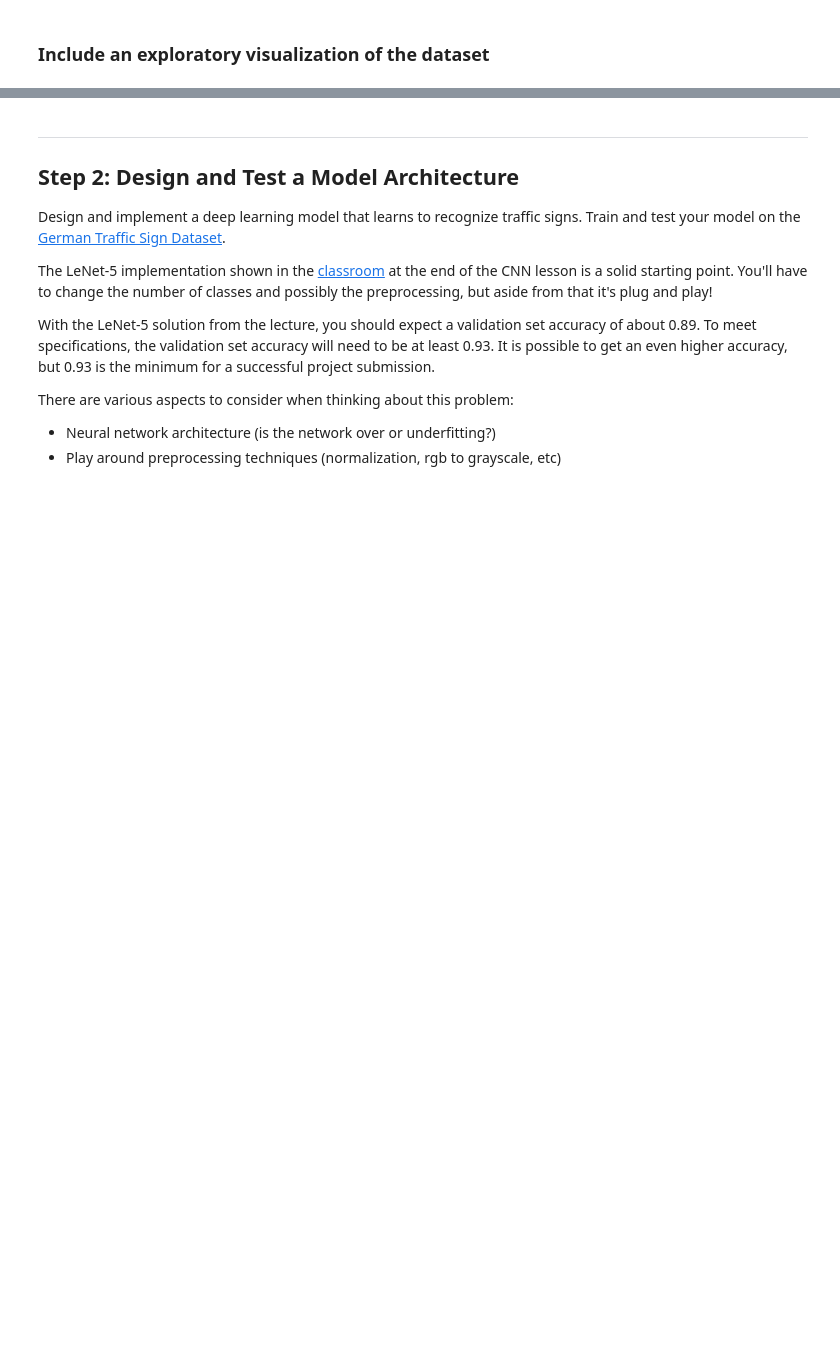
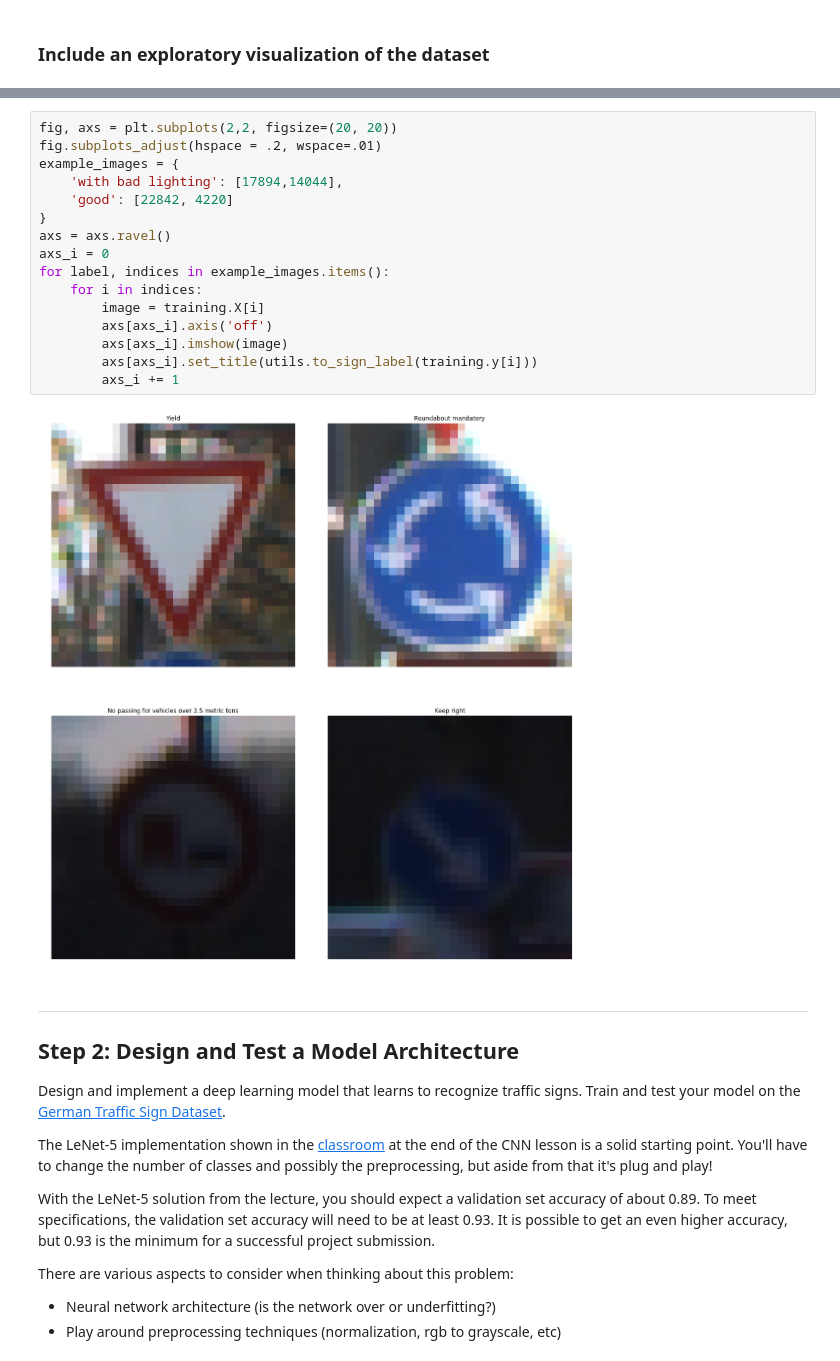
Before and after one commit to saksham/CarND-Traffic-Sign-Classifier-Project, a Jupyter notebook: Traffic_Sign_Classifier.ipynb, the cells around one changed output, grey strips where cells are left out. Cells and saved outputs as stored; diff of their text form; blank space fills up the shorter version.

```diff
--- a/Traffic_Sign_Classifier.ipynb
+++ b/Traffic_Sign_Classifier.ipynb
@@ -123,3 +86,21 @@ for i in range(25):
+# %%
+fig, axs = plt.subplots(2,2, figsize=(20, 20))
+fig.subplots_adjust(hspace = .2, wspace=.01)
+example_images = {
+    'with bad lighting': [17894,14044],
+    'good': [22842, 4220]
+}
+axs = axs.ravel()
+axs_i = 0
+for label, indices in example_images.items():
+    for i in indices:
+        image = training.X[i]
+        axs[axs_i].axis('off')
+        axs[axs_i].imshow(image)
+        axs[axs_i].set_title(utils.to_sign_label(training.y[i]))
+        axs_i += 1
+# %% [output]
+[figure, added]
 # %% [markdown]
 ----
 
```
Also changed, not shown: parts of 22 cells of this notebook, 7 other files.
